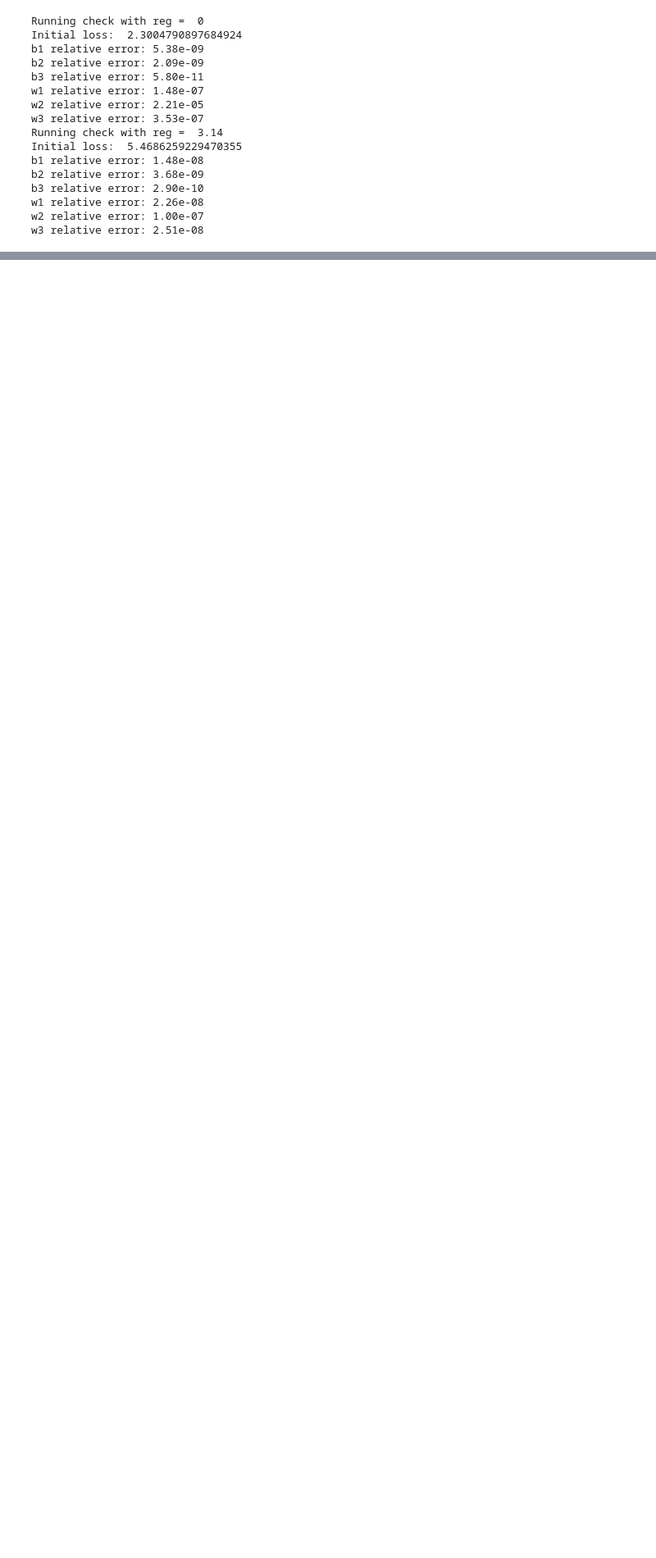
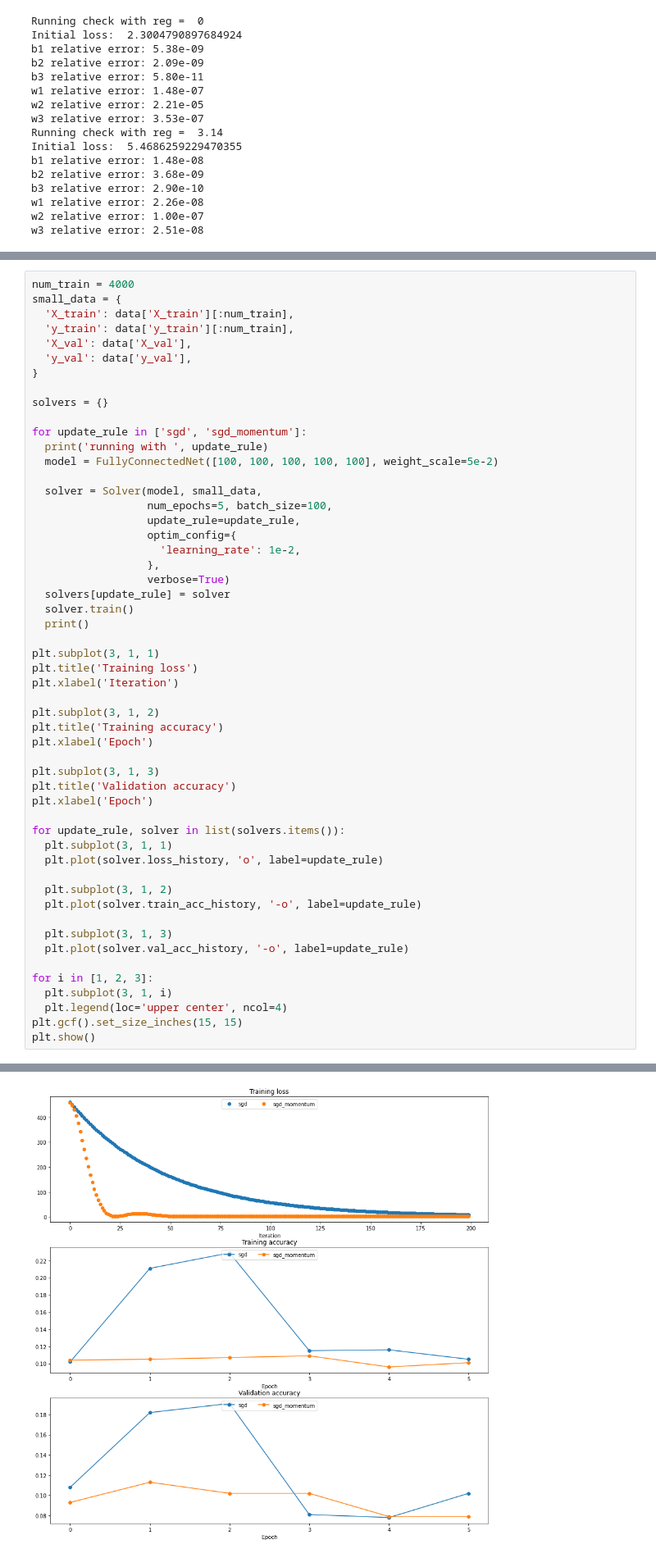
Before and after one commit to YouHojoon/CS231n_assignment, a Jupyter notebook: assignment2/FullyConnectedNets.ipynb, the cells around one changed output, grey strips where cells are left out. Shown: that part at 82% size. Cells and saved outputs as stored; diff of their text form; blank space fills up the shorter version.

Commit message:
fix:FullyConnectedNets

```diff
--- a/assignment2/FullyConnectedNets.ipynb
+++ b/assignment2/FullyConnectedNets.ipynb
@@ -1409,0 +1404,54 @@ TypeError: ignored
+# %%
+num_train = 4000
+small_data = {
+  'X_train': data['X_train'][:num_train],
+  'y_train': data['y_train'][:num_train],
+  'X_val': data['X_val'],
+  'y_val': data['y_val'],
+}
+
+solvers = {}
+
+for update_rule in ['sgd', 'sgd_momentum']:
+  print('running with ', update_rule)
+  model = FullyConnectedNet([100, 100, 100, 100, 100], weight_scale=5e-2)
+
+  solver = Solver(model, small_data,
+                  num_epochs=5, batch_size=100,
+                  update_rule=update_rule,
+                  optim_config={
+                    'learning_rate': 1e-2,
+                  },
+                  verbose=True)
+  solvers[update_rule] = solver
+  solver.train()
+  print()
+
+plt.subplot(3, 1, 1)
+plt.title('Training loss')
+plt.xlabel('Iteration')
+
+plt.subplot(3, 1, 2)
+plt.title('Training accuracy')
+plt.xlabel('Epoch')
+
+plt.subplot(3, 1, 3)
+plt.title('Validation accuracy')
+plt.xlabel('Epoch')
+
+for update_rule, solver in list(solvers.items()):
+  plt.subplot(3, 1, 1)
+  plt.plot(solver.loss_history, 'o', label=update_rule)
+
+  plt.subplot(3, 1, 2)
+  plt.plot(solver.train_acc_history, '-o', label=update_rule)
+
+  plt.subplot(3, 1, 3)
+  plt.plot(solver.val_acc_history, '-o', label=update_rule)
+
+for i in [1, 2, 3]:
+  plt.subplot(3, 1, i)
+  plt.legend(loc='upper center', ncol=4)
+plt.gcf().set_size_inches(15, 15)
+plt.show()
+# %% [output]
@@ -1409,0 +1475 @@ TypeError: ignored
+[figure, added]
```
Also changed, not shown: parts of 9 cells of this notebook, 1 other file.
